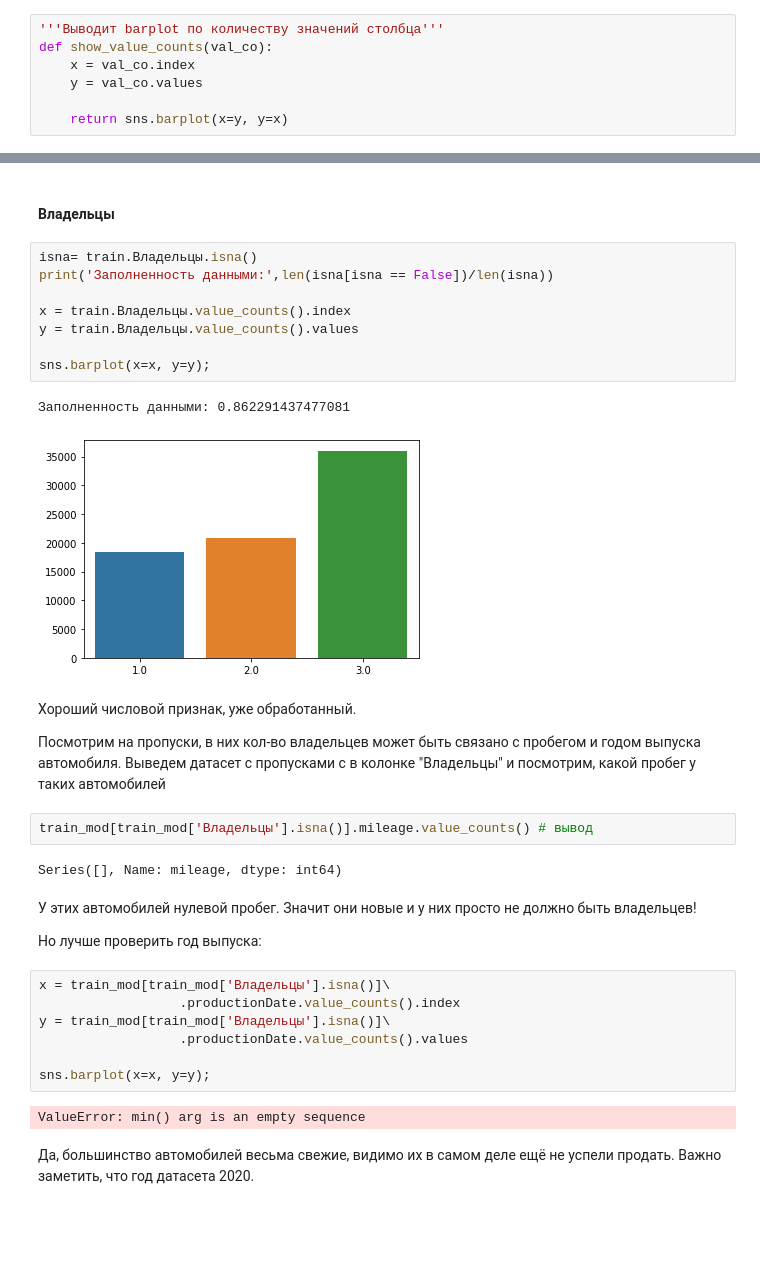
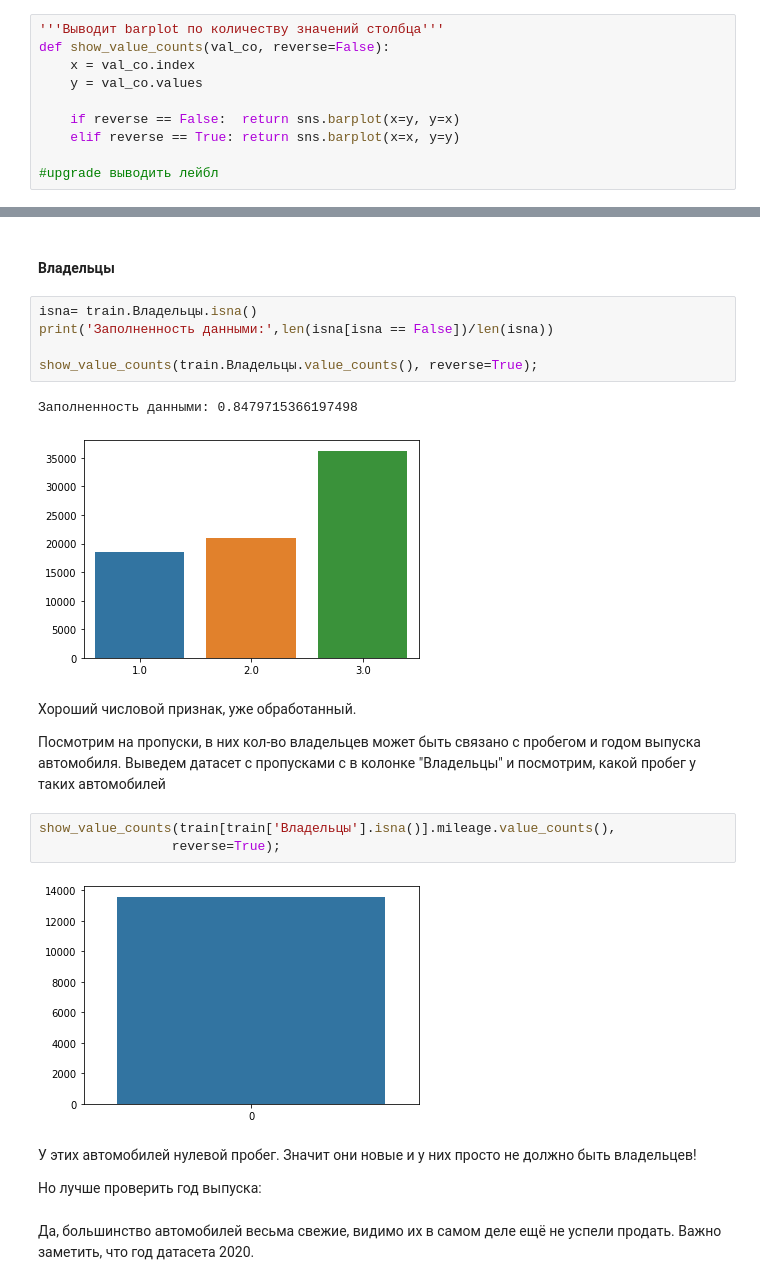
Before and after one commit to Sly-Dog/auto_pricing, a Jupyter notebook: primary_notebook.ipynb, the cells around one changed output, grey strips where cells are left out. Saved outputs shown, nothing was run; the diff lists cells and outputs as text; blank space fills up the shorter version.

```diff
--- a/primary_notebook.ipynb
+++ b/primary_notebook.ipynb
@@ -44,10 +44,13 @@ RANDOM_SEED = 42
 ##  EDA functions
 # %%
 '''Выводит barplot по количеству значений столбца'''
-def show_value_counts(val_co):
+def show_value_counts(val_co, reverse=False):
     x = val_co.index
     y = val_co.values
 
-    return sns.barplot(x=y, y=x)
+    if reverse == False:  return sns.barplot(x=y, y=x)
+    elif reverse == True: return sns.barplot(x=x, y=y)
+
+#upgrade выводить лейбл
 # %%
 '''Выводит соотношение пропусков к количеству данных'''
@@ -1107,34 +1120,23 @@ print('Заполненность данными:',len(isna[isna == False])/len(
 isna= train.Владельцы.isna()
 print('Заполненность данными:',len(isna[isna == False])/len(isna))
 
-x = train.Владельцы.value_counts().index
-y = train.Владельцы.value_counts().values
-
-sns.barplot(x=x, y=y);
+show_value_counts(train.Владельцы.value_counts(), reverse=True);
 # %% [output]
-Заполненность данными: 0.862291437477081
+Заполненность данными: 0.8479715366197498
 [figure]
 # %% [markdown]
 Хороший числовой признак, уже обработанный.
 
 Посмотрим на пропуски, в них кол-во владельцев может быть связано с пробегом и годом выпуска автомобиля. Выведем датасет с пропусками с в колонке "Владельцы" и посмотрим, какой пробег у таких автомобилей
-# %%
-train_mod[train_mod['Владельцы'].isna()].mileage.value_counts() # вывод
-# %% [output]
-Series([], Name: mileage, dtype: int64)
+# %%
+show_value_counts(train[train['Владельцы'].isna()].mileage.value_counts(),
+                 reverse=True);
+# %% [output]
+[figure, added]
 # %% [markdown]
 У этих автомобилей нулевой пробег. Значит они новые и у них просто не должно быть владельцев!
 
 Но лучше проверить год выпуска:
-# %%
-x = train_mod[train_mod['Владельцы'].isna()]\
-                  .productionDate.value_counts().index
-y = train_mod[train_mod['Владельцы'].isna()]\
-                  .productionDate.value_counts().values
-
-sns.barplot(x=x, y=y);
-# %% [output]
-ValueError: min() arg is an empty sequence
 # %% [markdown]
 Да, большинство автомобилей весьма свежие, видимо их в самом деле ещё не успели продать. Важно заметить, что год датасета 2020.
 # %% [markdown]
```
Also changed, not shown: parts of 74 cells of this notebook.
